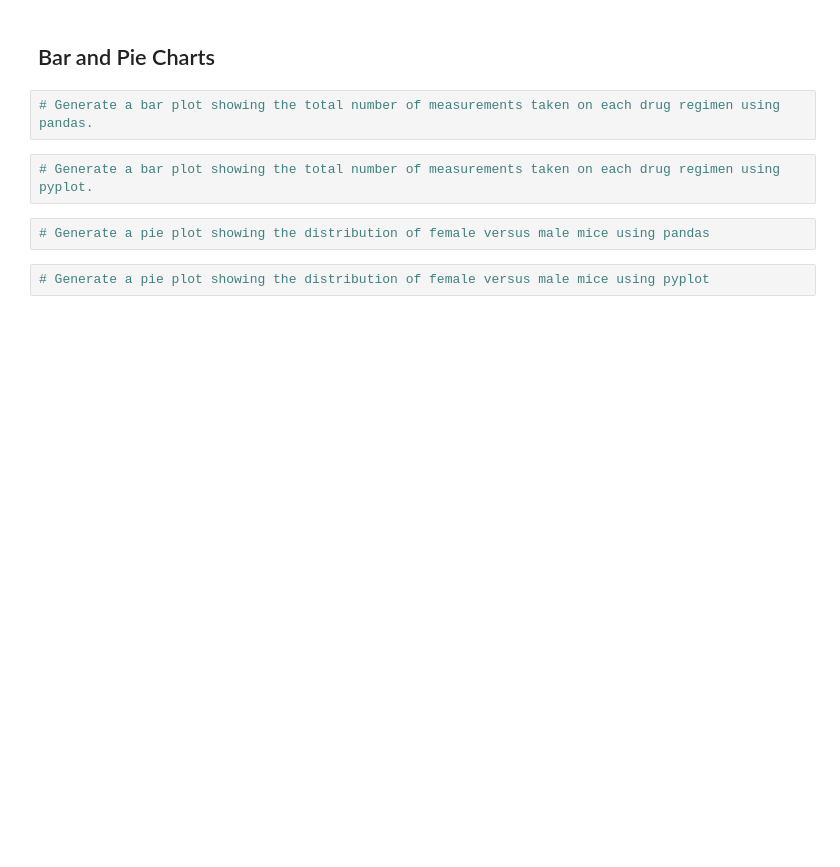
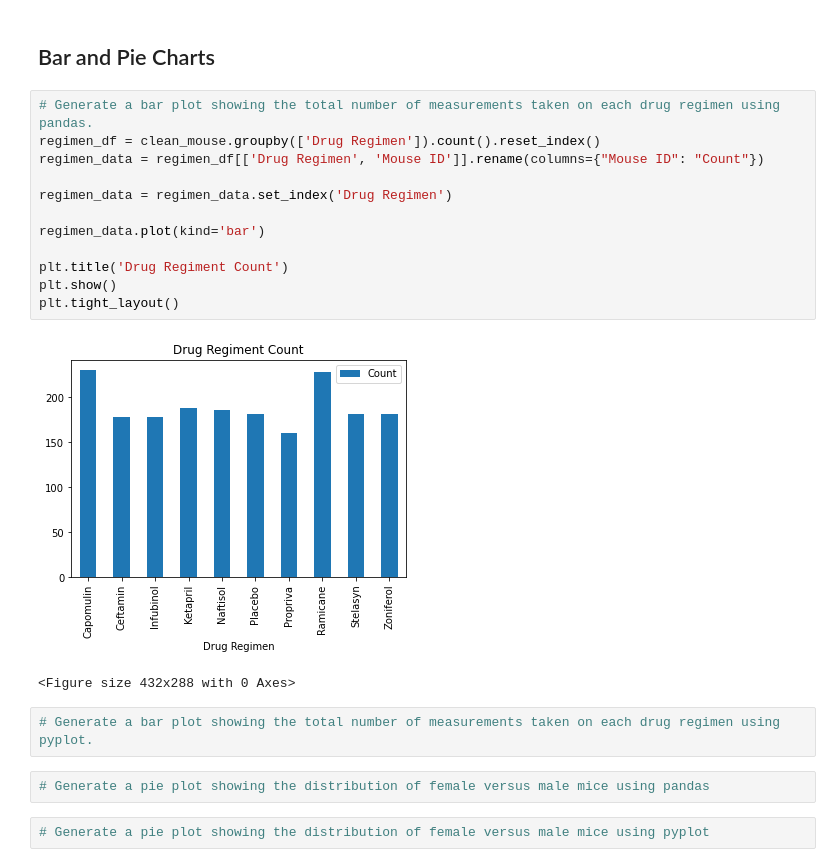
Before and after one commit to speedracer05/Matplotlib-Challenge, a Jupyter notebook: Pymaceuticals/pymaceuticals_starter.ipynb, the cells around one changed output. Drawn from its saved outputs; the diff is of its cells as text; blank space fills up the shorter version.

Commit message:
completed 1st bar chart

```diff
--- a/Pymaceuticals/pymaceuticals_starter.ipynb
+++ b/Pymaceuticals/pymaceuticals_starter.ipynb
@@ -119,6 +139,19 @@ NameError: name 'var' is not defined
 ## Bar and Pie Charts
 # %%
 # Generate a bar plot showing the total number of measurements taken on each drug regimen using pandas.
+regimen_df = clean_mouse.groupby(['Drug Regimen']).count().reset_index()
+regimen_data = regimen_df[['Drug Regimen', 'Mouse ID']].rename(columns={"Mouse ID": "Count"})
+
+regimen_data = regimen_data.set_index('Drug Regimen')
+
+regimen_data.plot(kind='bar')
+
+plt.title('Drug Regiment Count')
+plt.show()
+plt.tight_layout()
+# %% [output]
+[figure, added]
+<Figure size 432x288 with 0 Axes>
 # %%
 # Generate a bar plot showing the total number of measurements taken on each drug regimen using pyplot.
 # %%
```
Also changed, not shown: parts of 2 cells of this notebook.
